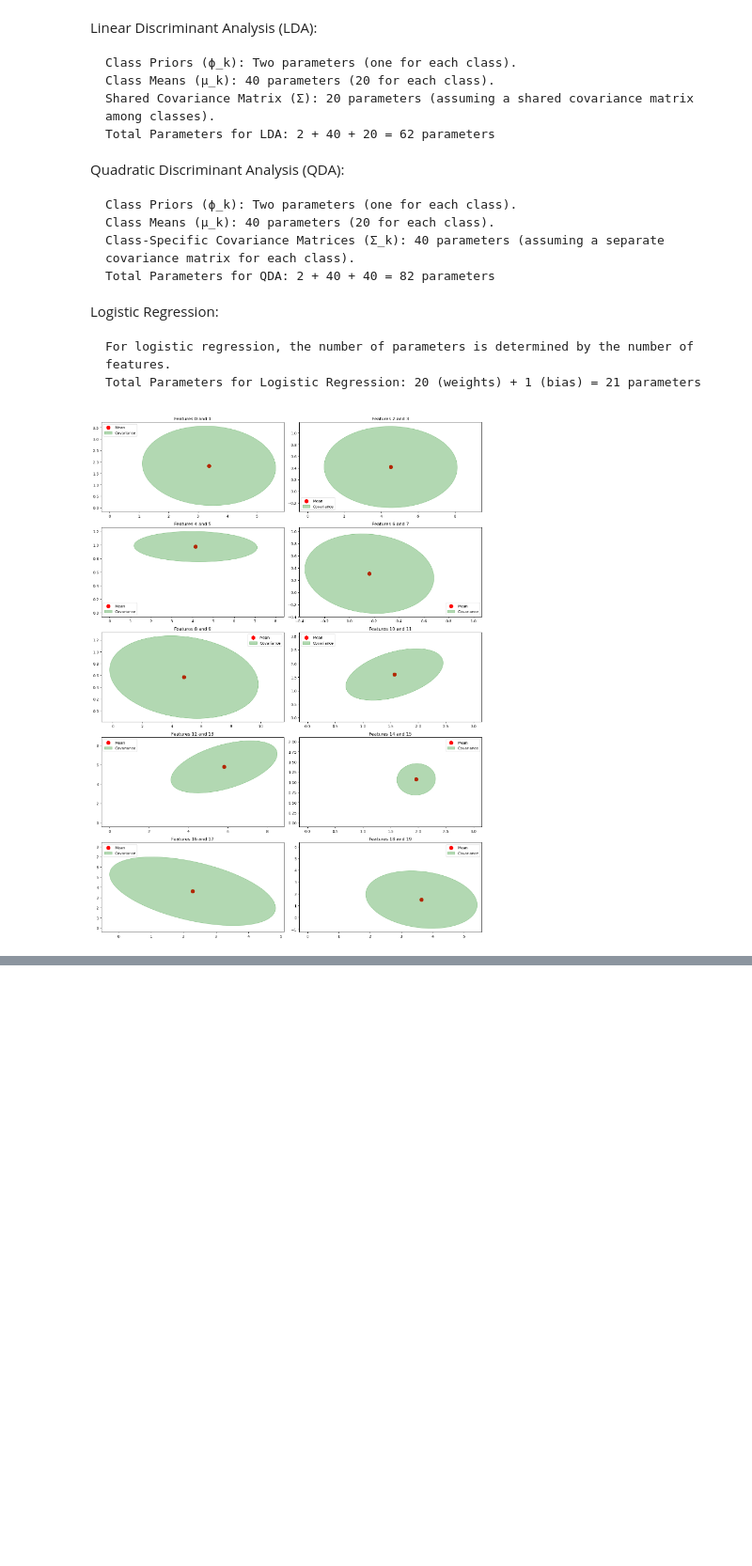
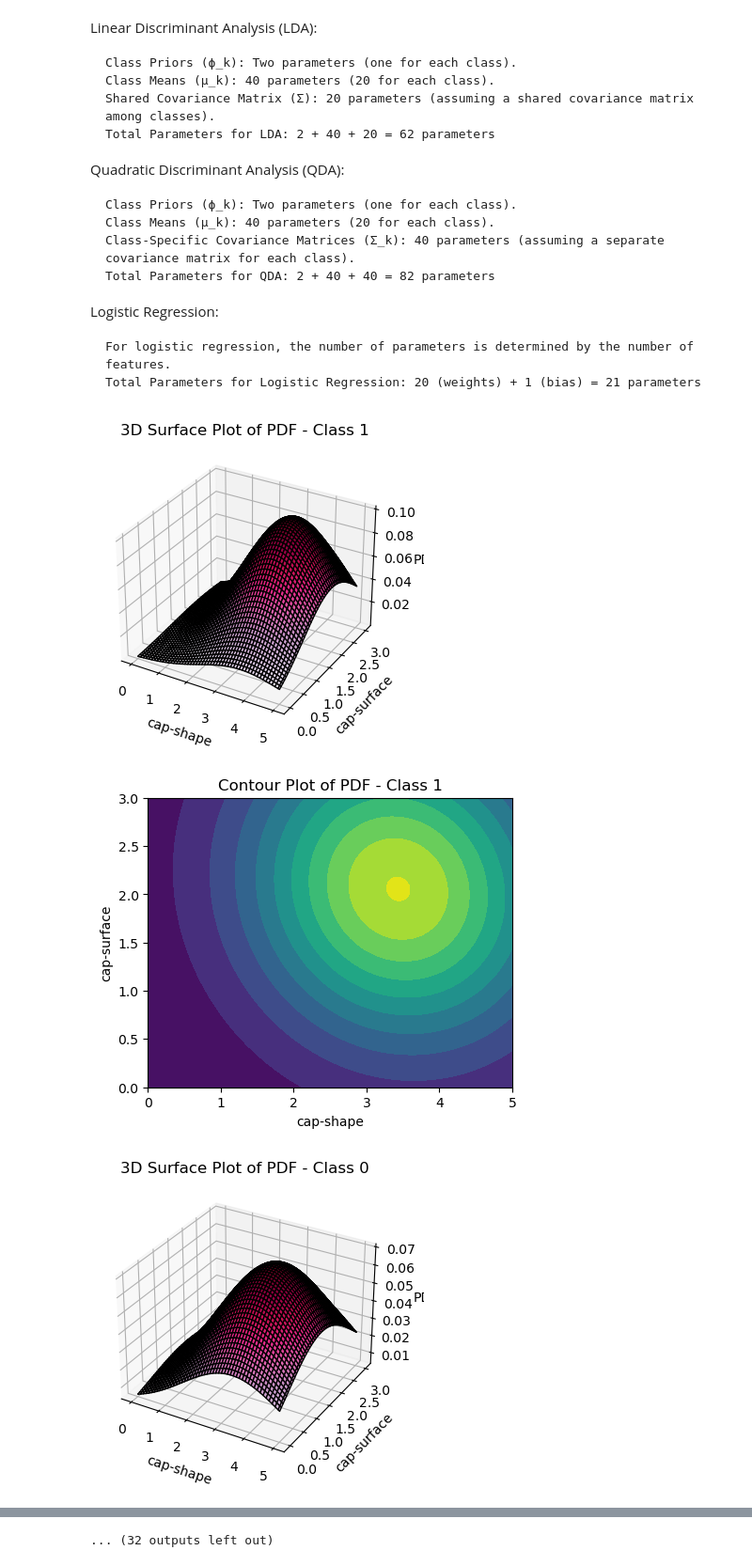
Before and after one commit to itsatefe/Pattern-Recognition, a Jupyter notebook: HW2/Binary Classification using Beyesian Classifier/GLDA_Classifier.ipynb, the cells around one changed output, grey strips where cells are left out. Shown at 94% size. Cells and saved outputs as stored; diff of their text form; code cells hidden in the pictures; blank space fills up the shorter version.

```diff
--- a/HW2/Binary Classification using Beyesian Classifier/GLDA_Classifier.ipynb
+++ b/HW2/Binary Classification using Beyesian Classifier/GLDA_Classifier.ipynb
@@ -353,29 +368,45 @@ Logistic Regression:
 
     For logistic regression, the number of parameters is determined by the number of features.
     Total Parameters for Logistic Regression: 20 (weights) + 1 (bias) = 21 parameters
-# %%
-feature_combinations = [(0, 1), (2, 3), (4, 5), (6, 7), (8, 9), (10, 11), (12, 13), (14, 15), (16, 17), (18, 19)]
-
-fig, axes = plt.subplots(nrows=5, ncols=2, figsize=(15, 20))
-axes = axes.flatten()
-for i, (feature1, feature2) in enumerate(feature_combinations):
-    selected_features = X_train[:, [feature1, feature2]]
-    sns.scatterplot(x=selected_features[:, 0], y=selected_features[:, 1], ax=axes[i],alpha=0)
-    axes[i].set_title(f'Features {feature1} and {feature2}')
-    mean_x = np.mean(selected_features[:, 0])
-    mean_y = np.mean(selected_features[:, 1])
-    axes[i].scatter(mean_x, mean_y, color='red', marker='o', s=100, label='Mean')
-    covariance_matrix = np.cov(selected_features, rowvar=False)
-    v, w = np.linalg.eigh(covariance_matrix)
-    v = 2.0 * np.sqrt(2.0) * np.sqrt(v)
-    u = w[0] / np.linalg.norm(w[0])
-    angle = np.arctan(u[1] / u[0])
-    angle = 180.0 * angle / np.pi
-    ell = plt.matplotlib.patches.Ellipse([mean_x, mean_y], v[0], v[1], angle=180.0 + angle, color='green', alpha=0.3, label='Covariance')
-    axes[i].add_patch(ell)
-    axes[i].legend()
-
-plt.tight_layout()
-plt.show()
-# %% [output]
-[figure, removed]
+# %%
+classes = y.unique()
+count = 10
+features = X_filtered.columns
+
+for feature_pair in itertools.combinations(features, 2):
+    if count < 0:
+        break
+
+    feature1_name, feature2_name = feature_pair
+    for class_label in classes:
+        df = X_filtered[y == class_label][[feature1_name, feature2_name]]
+        mean = np.array([np.mean(df[[feature1_name]]), np.mean(df[[feature2_name]])])
+        cov_matrix = df.cov()
+        data = np.random.multivariate_normal(mean, cov_matrix, 1000)
+        rv = multivariate_normal(mean, cov_matrix, allow_singular=True)
+
+        x_pair, y_pair = np.meshgrid(np.linspace(np.min(df[[feature1_name]]), np.max(df[[feature1_name]]), 100),
+                                     np.linspace(np.min(df[[feature2_name]]), np.max(df[[feature2_name]]), 100))
+        pos = np.dstack((x_pair, y_pair))
+        pdf_values = rv.pdf(pos)
+
+        fig, ax = plt.subplots(1, 1, figsize=(5, 4), subplot_kw={'projection': '3d'})
+        ax.plot_surface(x_pair, y_pair, pdf_values, cmap='PuRd', edgecolor='k')
+        ax.set_xlabel(feature1_name)
+        ax.set_ylabel(feature2_name)
+        ax.set_zlabel('PDF')
+        ax.set_title(f'3D Surface Plot of PDF - Class {class_label}')
+        plt.show()
+
+        fig2, ax2 = plt.subplots(1, 1, figsize=(5, 4))
+        ax2.contourf(x_pair, y_pair, rv.pdf(pos), cmap='viridis',levels=10)
+        ax2.set_xlabel(feature1_name)
+        ax2.set_ylabel(feature2_name)
+        ax2.set_title(f'Contour Plot of PDF - Class {class_label}')
+        plt.show()
+
+    count = count - 1
+# %% [output]
+[figure, added]
+[figure, added]
+[figure, added]
@@ -381,0 +422 @@ plt.show()
+... (32 outputs left out)
```
Also changed, not shown: parts of 8 cells of this notebook, 2 other files.
